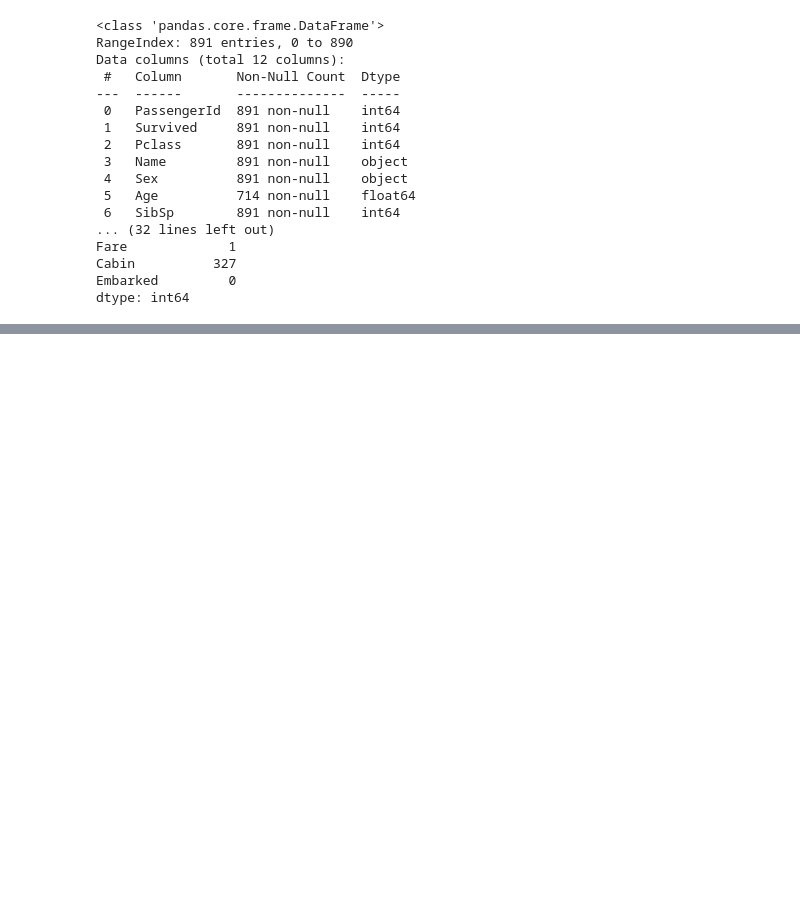
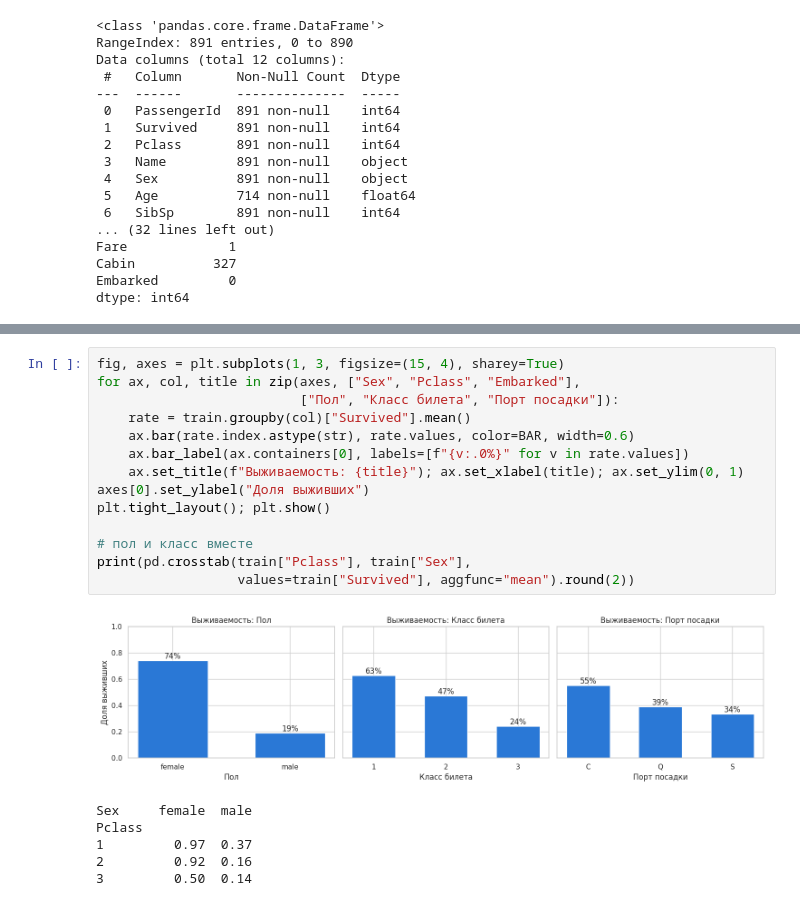
Before and after one commit to zhakhinaaaa/titanic-survival, a Jupyter notebook: 01_eda.ipynb, the cells around one changed output, grey strips where cells are left out. Cells and saved outputs as stored; diff of their text form; blank space fills up the shorter version.

```diff
--- a/01_eda.ipynb
+++ b/01_eda.ipynb
@@ -46,0 +64,21 @@ dtype: int64
+# %%
+fig, axes = plt.subplots(1, 3, figsize=(15, 4), sharey=True)
+for ax, col, title in zip(axes, ["Sex", "Pclass", "Embarked"],
+                          ["Пол", "Класс билета", "Порт посадки"]):
+    rate = train.groupby(col)["Survived"].mean()
+    ax.bar(rate.index.astype(str), rate.values, color=BAR, width=0.6)
+    ax.bar_label(ax.containers[0], labels=[f"{v:.0%}" for v in rate.values])
+    ax.set_title(f"Выживаемость: {title}"); ax.set_xlabel(title); ax.set_ylim(0, 1)
+axes[0].set_ylabel("Доля выживших")
+plt.tight_layout(); plt.show()
+
+# пол и класс вместе
+print(pd.crosstab(train["Pclass"], train["Sex"],
+                  values=train["Survived"], aggfunc="mean").round(2))
+# %% [output]
+[figure, added]
+Sex     female  male
+Pclass
+1         0.97  0.37
+2         0.92  0.16
+3         0.50  0.14
```
Also changed, not shown: parts of 10 cells of this notebook.
